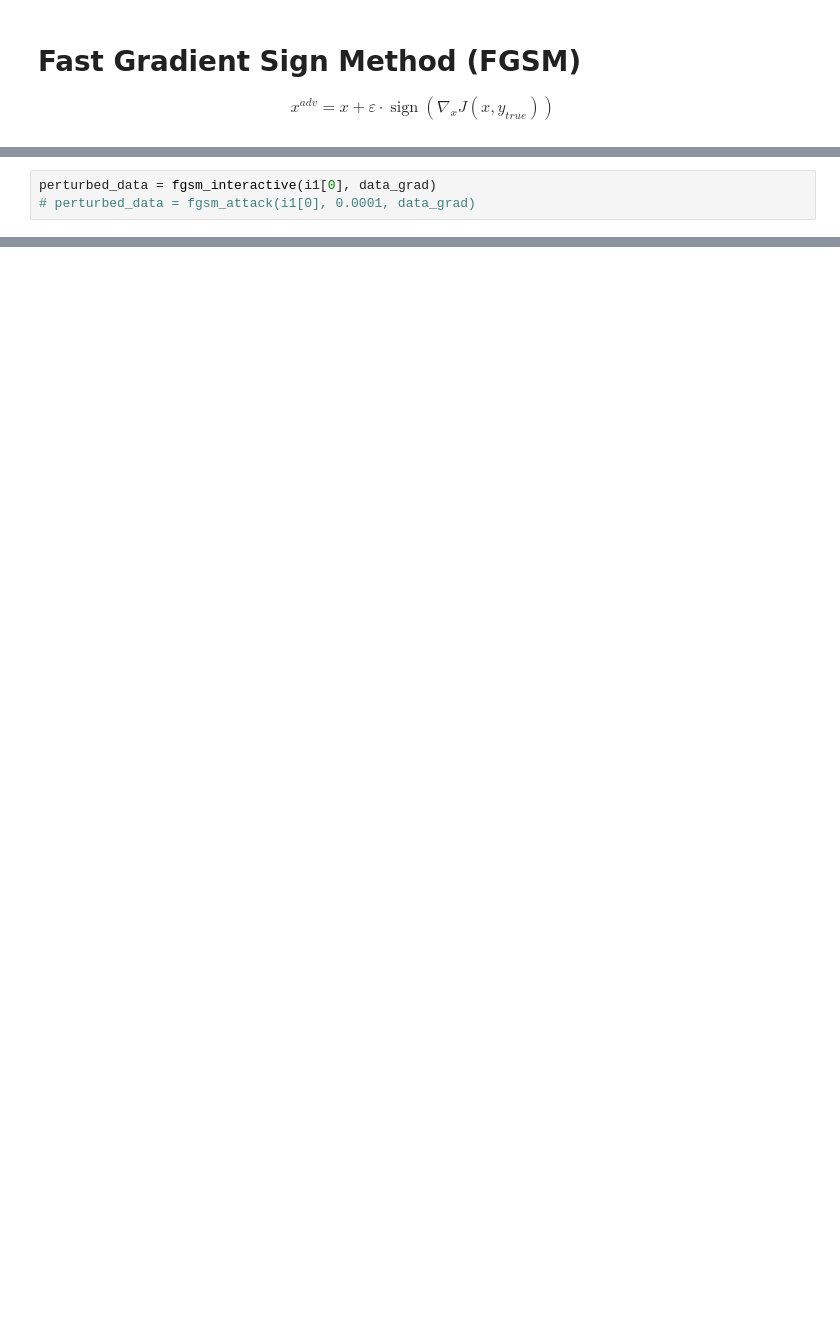
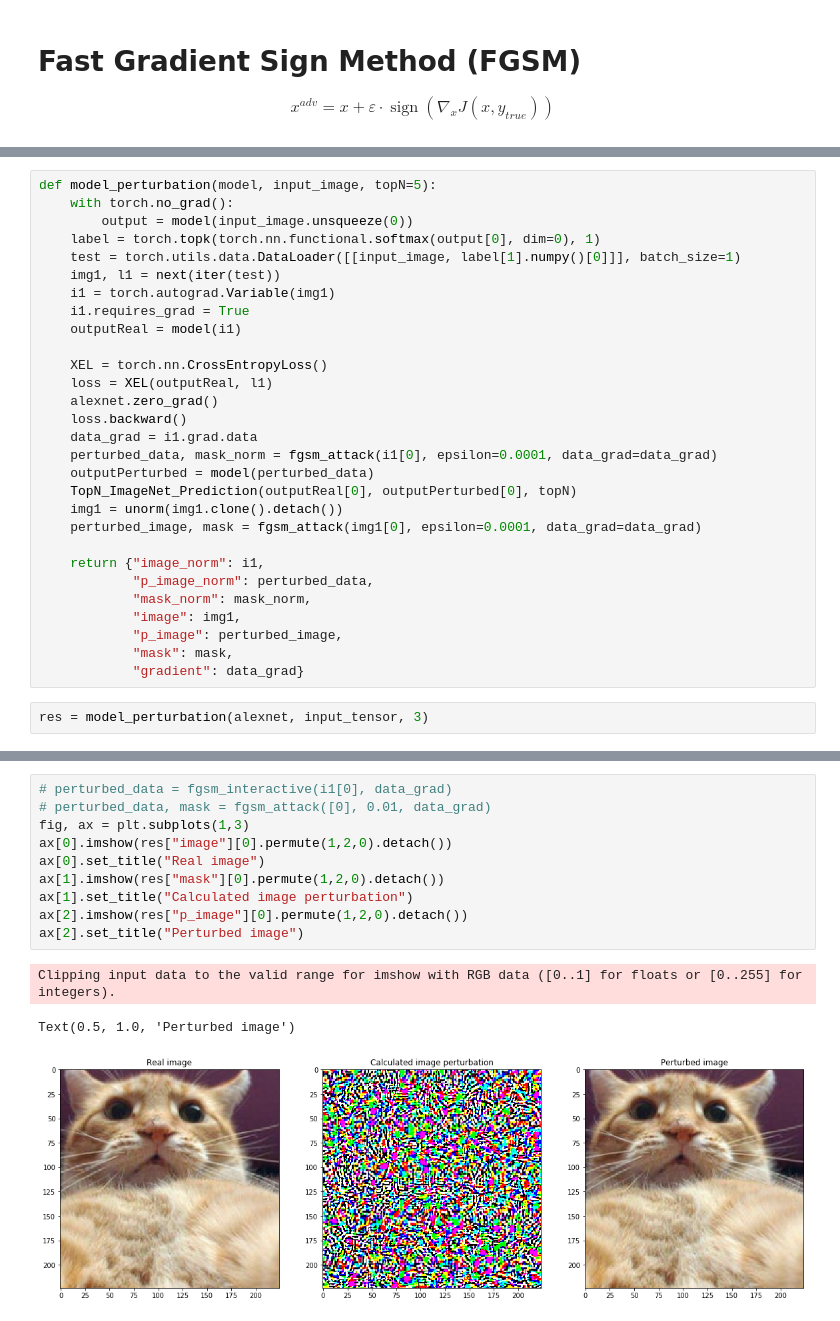
Before and after one commit to joachimes/adversarial_methods, a Jupyter notebook: AdversarialAttack.ipynb, the cells around one changed output, grey strips where cells are left out. Drawn from its saved outputs; the diff is of its cells as text; blank space fills up the shorter version.

```diff
--- a/AdversarialAttack.ipynb
+++ b/AdversarialAttack.ipynb
@@ -157,3 +152,0 @@ tensor([[[[0.5725, 0.5804, 0.5843,  ..., 0.6196, 0.6235, 0.6314],
-# %%
-perturbed_data = fgsm_interactive(i1[0], data_grad)
-# perturbed_data = fgsm_attack(i1[0], 0.0001, data_grad)
@@ -186,0 +153,31 @@ b.value
+# %%
+def model_perturbation(model, input_image, topN=5):
+    with torch.no_grad():
+        output = model(input_image.unsqueeze(0))
+    label = torch.topk(torch.nn.functional.softmax(output[0], dim=0), 1)
+    test = torch.utils.data.DataLoader([[input_image, label[1].numpy()[0]]], batch_size=1)
+    img1, l1 = next(iter(test))
+    i1 = torch.autograd.Variable(img1)
+    i1.requires_grad = True
+    outputReal = model(i1)
+
+    XEL = torch.nn.CrossEntropyLoss()
+    loss = XEL(outputReal, l1)
+    alexnet.zero_grad()
+    loss.backward()
+    data_grad = i1.grad.data
+    perturbed_data, mask_norm = fgsm_attack(i1[0], epsilon=0.0001, data_grad=data_grad)
+    outputPerturbed = model(perturbed_data)
+    TopN_ImageNet_Prediction(outputReal[0], outputPerturbed[0], topN)
+    img1 = unorm(img1.clone().detach())
+    perturbed_image, mask = fgsm_attack(img1[0], epsilon=0.0001, data_grad=data_grad)
+
+    return {"image_norm": i1,
+            "p_image_norm": perturbed_data,
+            "mask_norm": mask_norm,
+            "image": img1,
+            "p_image": perturbed_image,
+            "mask": mask,
+            "gradient": data_grad}
+# %%
+res = model_perturbation(alexnet, input_tensor, 3)
@@ -186,0 +209,14 @@ b.value
+# %%
+# perturbed_data = fgsm_interactive(i1[0], data_grad)
+# perturbed_data, mask = fgsm_attack([0], 0.01, data_grad)
+fig, ax = plt.subplots(1,3)
+ax[0].imshow(res["image"][0].permute(1,2,0).detach())
+ax[0].set_title("Real image")
+ax[1].imshow(res["mask"][0].permute(1,2,0).detach())
+ax[1].set_title("Calculated image perturbation")
+ax[2].imshow(res["p_image"][0].permute(1,2,0).detach())
+ax[2].set_title("Perturbed image")
+# %% [output]
+Clipping input data to the valid range for imshow with RGB data ([0..1] for floats or [0..255] for integers).
+Text(0.5, 1.0, 'Perturbed image')
+[figure, added]
```
Also changed, not shown: parts of 23 cells of this notebook.
